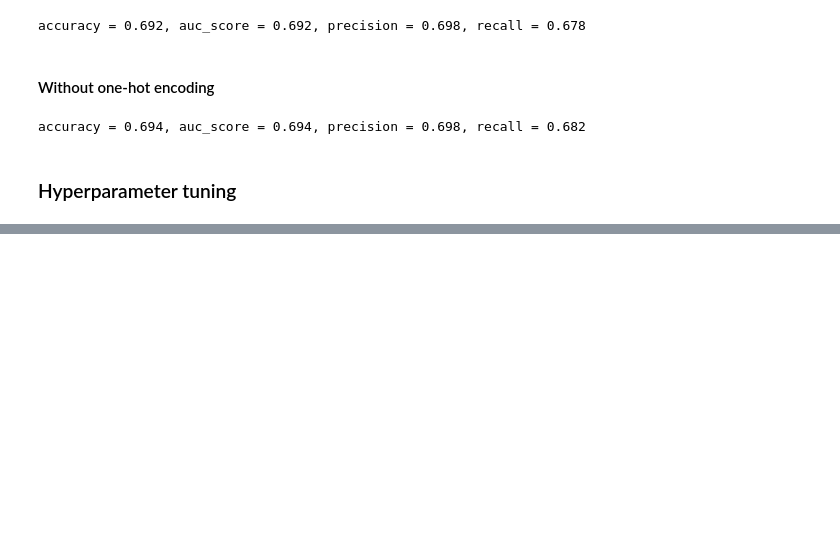
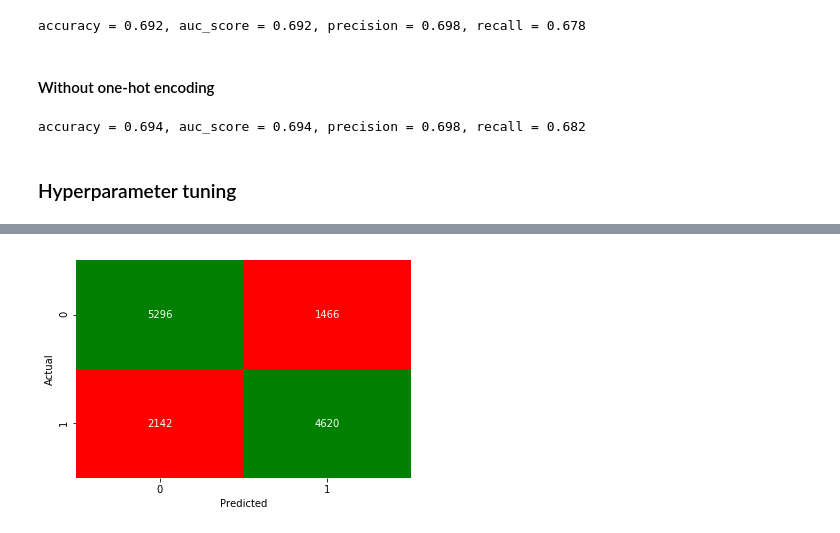
Before and after one commit to jackbustertann/cardiovascular_disease_detection, a Jupyter notebook: index.ipynb, the cells around one changed output, grey strips where cells are left out. Saved outputs shown, nothing was run; the diff lists cells and outputs as text; code cells hidden in the pictures; blank space fills up the shorter version.

```diff
--- a/index.ipynb
+++ b/index.ipynb
@@ -300,3 +300,7 @@ def classification_metrics(y, y_hat):
 classification_metrics(y_test, y_test_hat)
 # %% [output]
 accuracy = 0.731, auc_score = 0.731, precision = 0.76, recall = 0.676
+# %%
+def custom_confusion_matrix(y, y_hat):
+    confusion_matrix = pd.crosstab(pd.Series(y), pd.Series(y_hat), rownames=['Actual'], colnames=['Predicted'])
+    return sns.heatmap(confusion_matrix, annot=True, cmap = ['red', 'green'], cbar = False, fmt = 'g')
@@ -389,0 +405,5 @@ plt.plot(ks, scores);
+# %%
+tuned_knn = KNeighborsClassifier(n_neighbors = 50)
+
+tuned_knn_model = tuned_knn.fit(X_train_without_onehot, y_train)
+y_test_hat = tuned_knn_model.predict(X_test_without_onehot)
@@ -389,0 +414,4 @@ plt.plot(ks, scores);
+# %%
+custom_confusion_matrix(y_test, y_test_hat);
+# %% [output]
+[figure, added]
```
Also changed, not shown: parts of 12 cells of this notebook.
